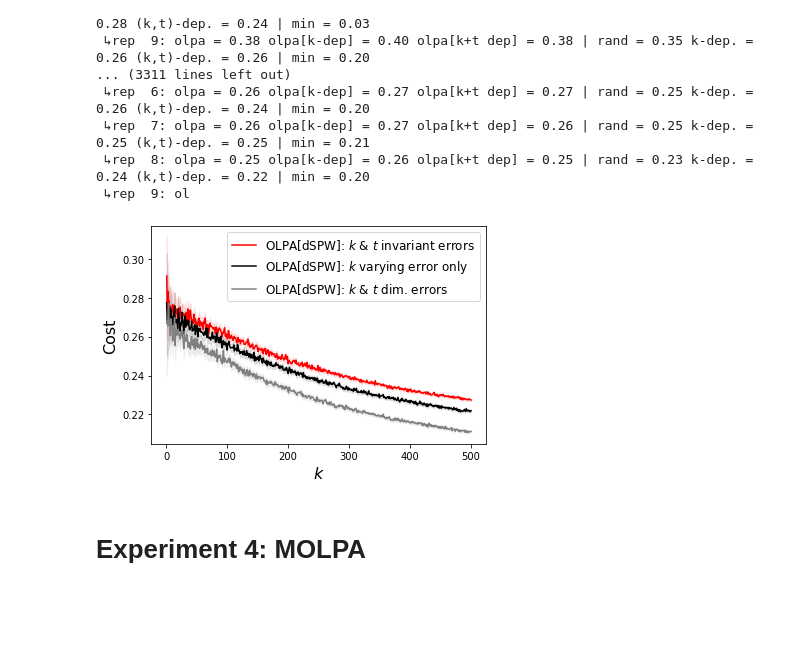
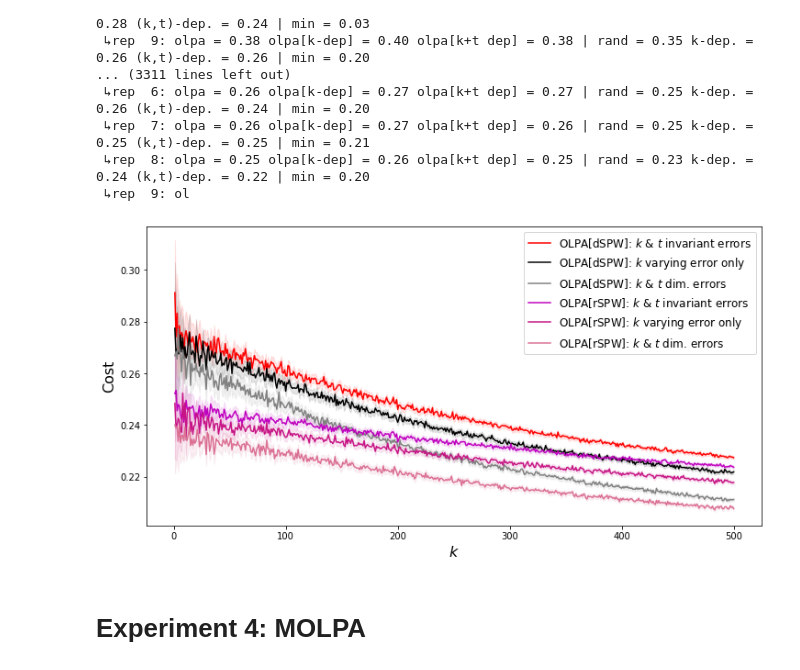
Before and after one commit to majid-khonji/rent-or-buy, a Jupyter notebook: test.ipynb, the cells around one changed output. Drawn from its saved outputs; the diff is of its cells as text; code cells hidden in the pictures; blank space fills up the shorter version.

```diff
--- a/test.ipynb
+++ b/test.ipynb
@@ -302,7 +398,7 @@ for idx,k in enumerate(k_list):
         sol_vals[idx, j] = sol
         min_vals[idx, j] = min_R
 
-        rand, min_R = a.OLPA(m_ins, W=10, e=epsilon, alg = a.RPOA)
+        rand,_= a.OLPA(m_ins, W=10, e=epsilon, alg = a.RPOA)
         rand_vals[idx, j] = rand
 
         m_ins = i.MultiInstance(K=k,B=20, normalize=True, predictor_std=std, k_dependant=True)
@@ -363,9 +459,8 @@ avg_min = np.mean(min_vals, axis=1)
 ci_min = 1.96 * np.std(min_vals,axis=1)/np.sqrt(repeat)
 
 
-# plt.rcParams["figure.figsize"] = (12,6)
-# plt.rcParams["figure.figsize"] = (6.4,4.28)
-plt.rcParams["figure.figsize"] = (6,4)
+plt.rcParams["figure.figsize"] = (12,6)
+# plt.rcParams["figure.figsize"] = (6,4)
 
 plt.clf()
 plt.xlabel("$k$", fontsize=16)
@@ -376,41 +471,41 @@ plt.ylabel("Cost", fontsize=16)
 positions = k_list # np.arange(1, len(k_list)+1)
 
 # plt.plot(positions, avg_sol, label="Round & time invariant error", color='r')
 plt.plot(positions, avg_sol, label="OLPA[dSPW]: $k$ & $t$ invariant errors", color='r')
 plt.fill_between(positions, (avg_sol-ci_sol), (avg_sol+ci_sol), color='r', alpha=.1)
 
 plt.plot(positions, avg_solk, label="OLPA[dSPW]: $k$ varying error only", color='k')
 plt.fill_between(positions, (avg_solk-ci_solk), (avg_solk+ci_solk), color='k', alpha=.1)
 
 plt.plot(positions, avg_solkt, label="OLPA[dSPW]: $k$ & $t$ dim. errors", color='grey')
 plt.fill_between(positions, (avg_solkt-ci_solkt), (avg_solkt+ci_solkt), color='grey', alpha=.1)
 
 
-# plt.plot(positions, avg_rand, label="OLPA[rSPW]: $k$ & $t$ invariant errors", color='m')
-# plt.fill_between(positions, (avg_rand-ci_rand), (avg_rand+ci_rand), color='m', alpha=.1)
+plt.plot(positions, avg_rand, label="OLPA[rSPW]: $k$ & $t$ invariant errors", color='m')
+plt.fill_between(positions, (avg_rand-ci_rand), (avg_rand+ci_rand), color='m', alpha=.1)
 
-# plt.plot(positions, avg_randk, label="OLPA[rSPW]: $k$ varying error only", color='mediumvioletred')
-# plt.fill_between(positions, (avg_randk-ci_randk), (avg_randk+ci_randk), color='mediumvioletred', alpha=.1)
+plt.plot(positions, avg_randk, label="OLPA[rSPW]: $k$ varying error only", color='mediumvioletred')
+plt.fill_between(positions, (avg_randk-ci_randk), (avg_randk+ci_randk), color='mediumvioletred', alpha=.1)
 
-# plt.plot(positions, avg_randkt, label="OLPA[rSPW]: $k$ & $t$ dim. errors", color='palevioletred')
-# plt.fill_between(positions, (avg_solkt-ci_randkt), (avg_randkt+ci_randkt), color='palevioletred', alpha=.1)
+plt.plot(positions, avg_randkt, label="OLPA[rSPW]: $k$ & $t$ dim. errors", color='palevioletred')
+plt.fill_between(positions, (avg_randkt-ci_randkt), (avg_randkt+ci_randkt), color='palevioletred', alpha=.1)
 
 
 # plt.plot(positions, avg_min, label="Min.", color='b')
 # plt.fill_between(positions, (avg_min-ci_min), (avg_min+ci_min), color='b', alpha=.1)
 
 # plt.plot(positions, avg_min + epsilon, label="Min. + $\epsilon$", color='g')
 # plt.fill_between(positions, (avg_min+epsilon-ci_min), (avg_min+epsilon+ci_min), color='g', alpha=.1)
 
 # formated_list = [elem for elem in k_list ]
 # plt.xticks(positions, formated_list);
 # plt.xlim([-1,500])
 # plt.ylim([0.15,0.35])
 
 plt.legend(loc='upper right', fontsize=12)
-plt.savefig("plots/olpa-k-dim.pdf", bbox_inches='tight')
+plt.savefig("plots/olpa-all.pdf", bbox_inches='tight')
 # %% [output]
-[figure, old version]
+[figure, new version]
 # %% [markdown]
 # Experiment 4: MOLPA
 # %%
```
Also changed, not shown: parts of 5 cells of this notebook, 6 other files.
